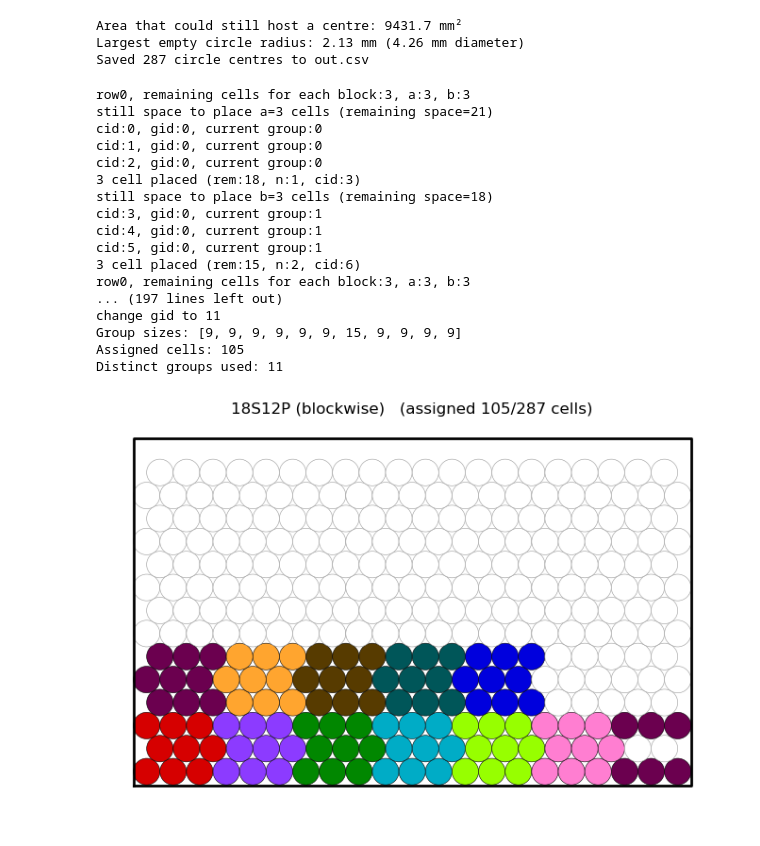
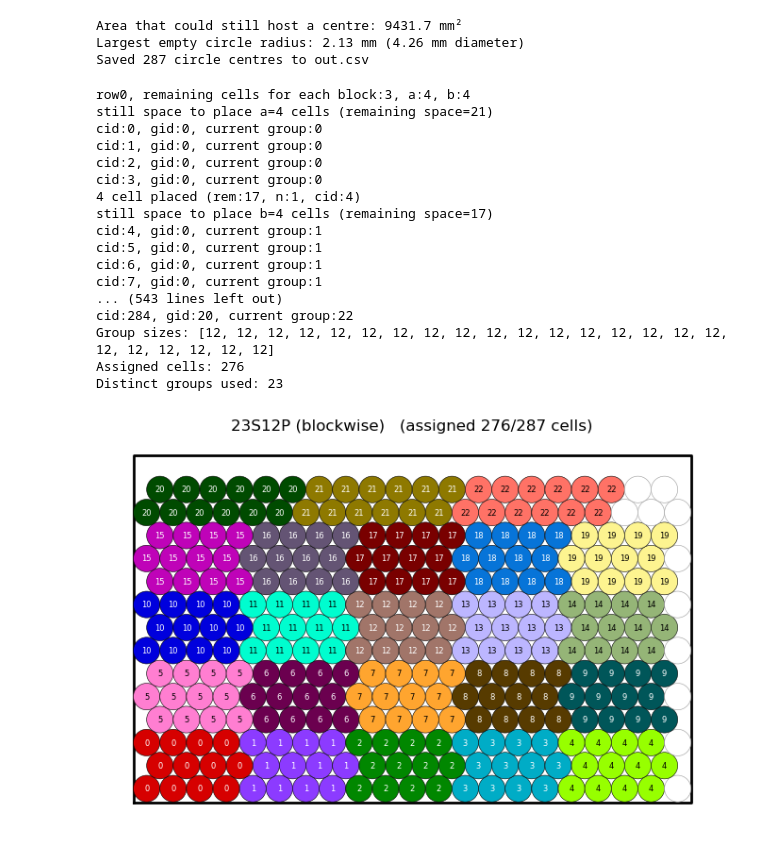
Before and after one commit to adducec03/2BD_project, a Jupyter notebook: new_version/notebook.ipynb, the cells around one changed output. Drawn from its saved outputs; the diff is of its cells as text; code cells hidden in the pictures.

```diff
--- a/new_version/notebook.ipynb
+++ b/new_version/notebook.ipynb
@@ -84,55 +84,62 @@ Saved 287 circle centres to out.csv
 # %%
 import k_grouping_new as gn
 from collections import Counter
+import numpy as np
+import circle_packing as cp
+from pathlib import Path
+
+
+json_file = "input_rect.json"  # Path to the input JSON file
 
 
 # 1) load your CSV of centres (x,y)
 centres = np.loadtxt("out.csv", delimiter=",", skiprows=1)
+poly, _ = cp.load_boundary(Path(json_file))
 
 # 2) infer rows from geometry
 R = 9.0
 rows = gn.build_rows_from_centres(centres, R)
 
 # 3) choose x,y
-x = 11
-y = 9
+x = 23
+y = 12
 
 # 4) group
 part_of, groups = gn.group_xSyP_strict_reading(rows, x, y)
 
 # (optional) check
 assert len(groups) == x
 #assert all(len(g) == y for g in groups)
 
 
 sizes = Counter(part_of.values())
 print("Group sizes:", [sizes[g] for g in sorted(sizes)])  # should be [12,12,...] 18 times
 print("Assigned cells:", sum(sizes.values()))
 print("Distinct groups used:", len(sizes))
 
 assigned_idx = sorted(part_of.keys())
 gn.plot_groups_blockwise(
     centres, part_of, poly,
     R=9.0, S=x, title=f"{x}S{y}P (blockwise)",
     show_labels=True, label_unassigned=False, fontsize=6
 )
 # %% [output]
-row0, remaining cells for each block:3, a:3, b:3
-still space to place a=3 cells (remaining space=21)
+row0, remaining cells for each block:3, a:4, b:4
+still space to place a=4 cells (remaining space=21)
 cid:0, gid:0, current group:0
 cid:1, gid:0, current group:0
 cid:2, gid:0, current group:0
-3 cell placed (rem:18, n:1, cid:3)
-still space to place b=3 cells (remaining space=18)
-cid:3, gid:0, current group:1
+cid:3, gid:0, current group:0
+4 cell placed (rem:17, n:1, cid:4)
+still space to place b=4 cells (remaining space=17)
 cid:4, gid:0, current group:1
 cid:5, gid:0, current group:1
-3 cell placed (rem:15, n:2, cid:6)
-row0, remaining cells for each block:3, a:3, b:3
-... (197 lines left out)
-change gid to 11
-Group sizes: [9, 9, 9, 9, 9, 9, 15, 9, 9, 9, 9]
-Assigned cells: 105
-Distinct groups used: 11
+cid:6, gid:0, current group:1
+cid:7, gid:0, current group:1
+... (543 lines left out)
+cid:284, gid:20, current group:22
+Group sizes: [12, 12, 12, 12, 12, 12, 12, 12, 12, 12, 12, 12, 12, 12, 12, 12, 12, 12, 12, 12, 12, 12, 12]
+Assigned cells: 276
+Distinct groups used: 23
-[figure, old version]
+[figure, new version]
 # %%
```
Also changed, not shown: parts of 4 cells of this notebook, 1 other file.
